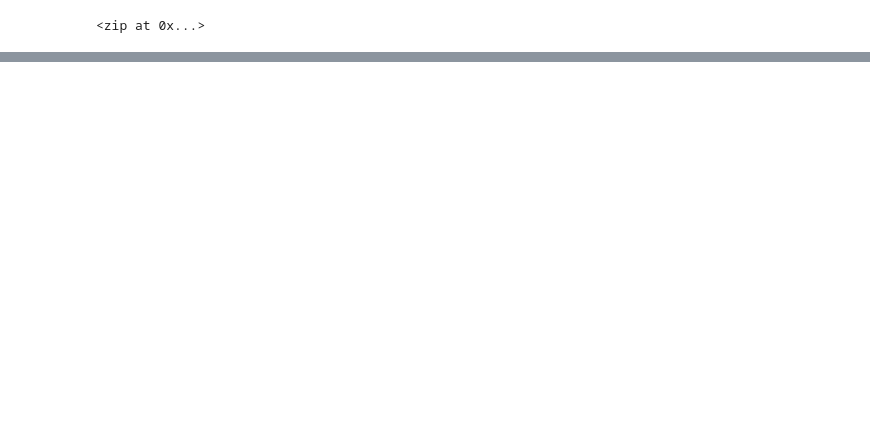
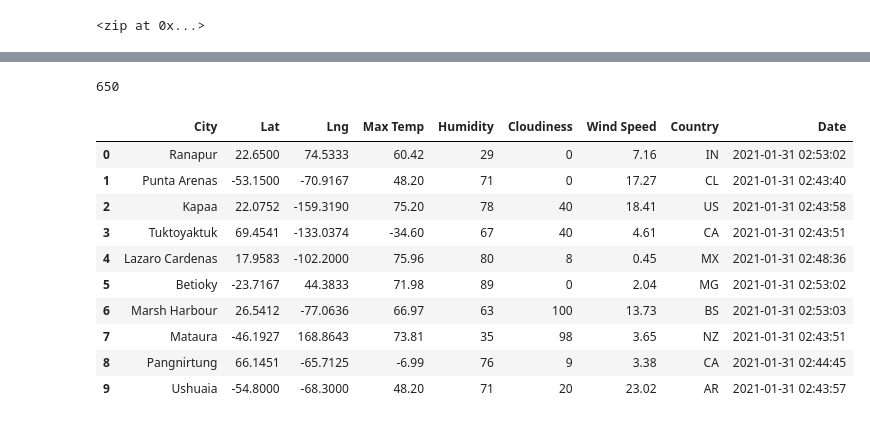
Before and after one commit to taranahassan/World_Weather_Analysis, a Jupyter notebook: WeatherPy.ipynb, the cells around one changed output, grey strips where cells are left out. Cells and saved outputs as stored; diff of their text form; code cells hidden in the pictures; blank space fills up the shorter version.

Commit message:
Modifying .gitignore and WeatherPy file.

```diff
--- a/WeatherPy.ipynb
+++ b/WeatherPy.ipynb
@@ -5,8 +5,8 @@ import matplotlib.pyplot as plt
 import numpy as np
 # %%
 # creating set of random latitude and longitude numbers.
-lats = np.random.uniform(-90, 90, size=1500)
-lngs = np.random.uniform(-180, 180, size=1500)
+lats = np.random.uniform(-90, 90, size=1800)
+lngs = np.random.uniform(-180, 180, size=1800)
 lat_lngs = zip(lats, lngs)
 lat_lngs
 # %% [output]
@@ -33,0 +43,3 @@ len(cities)
+# %%
+# Starting URL for Weather Map API Call.
+url = "http://api.openweathermap.org/data/2.5/weather?units=Imperial&APPID=" + weather_api_key
@@ -33,0 +127,20 @@ len(cities)
+# %%
+len(city_data)
+# %% [output]
+650
+# %%
+# converting array of dictinaries to DataFrame
+city_data_df = pd.DataFrame(city_data)
+city_data_df.head(10)
+# %% [output]
+|  | City | Lat | Lng | Max Temp | Humidity | Cloudiness | Wind Speed | Country | Date |
+| 0 | Ranapur | 22.6500 | 74.5333 | 60.42 | 29 | 0 | 7.16 | IN | 2021-01-31 02:53:02 |
+| 1 | Punta Arenas | -53.1500 | -70.9167 | 48.20 | 71 | 0 | 17.27 | CL | 2021-01-31 02:43:40 |
+| 2 | Kapaa | 22.0752 | -159.3190 | 75.20 | 78 | 40 | 18.41 | US | 2021-01-31 02:43:58 |
+| 3 | Tuktoyaktuk | 69.4541 | -133.0374 | -34.60 | 67 | 40 | 4.61 | CA | 2021-01-31 02:43:51 |
+| 4 | Lazaro Cardenas | 17.9583 | -102.2000 | 75.96 | 80 | 8 | 0.45 | MX | 2021-01-31 02:48:36 |
+| 5 | Betioky | -23.7167 | 44.3833 | 71.98 | 89 | 0 | 2.04 | MG | 2021-01-31 02:53:02 |
+| 6 | Marsh Harbour | 26.5412 | -77.0636 | 66.97 | 63 | 100 | 13.73 | BS | 2021-01-31 02:53:03 |
+| 7 | Mataura | -46.1927 | 168.8643 | 73.81 | 35 | 98 | 3.65 | NZ | 2021-01-31 02:43:51 |
+| 8 | Pangnirtung | 66.1451 | -65.7125 | -6.99 | 76 | 9 | 3.38 | CA | 2021-01-31 02:44:45 |
+| 9 | Ushuaia | -54.8000 | -68.3000 | 48.20 | 71 | 20 | 23.02 | AR | 2021-01-31 02:43:57 |
```
Also changed, not shown: parts of 8 cells of this notebook, 1 other file.
